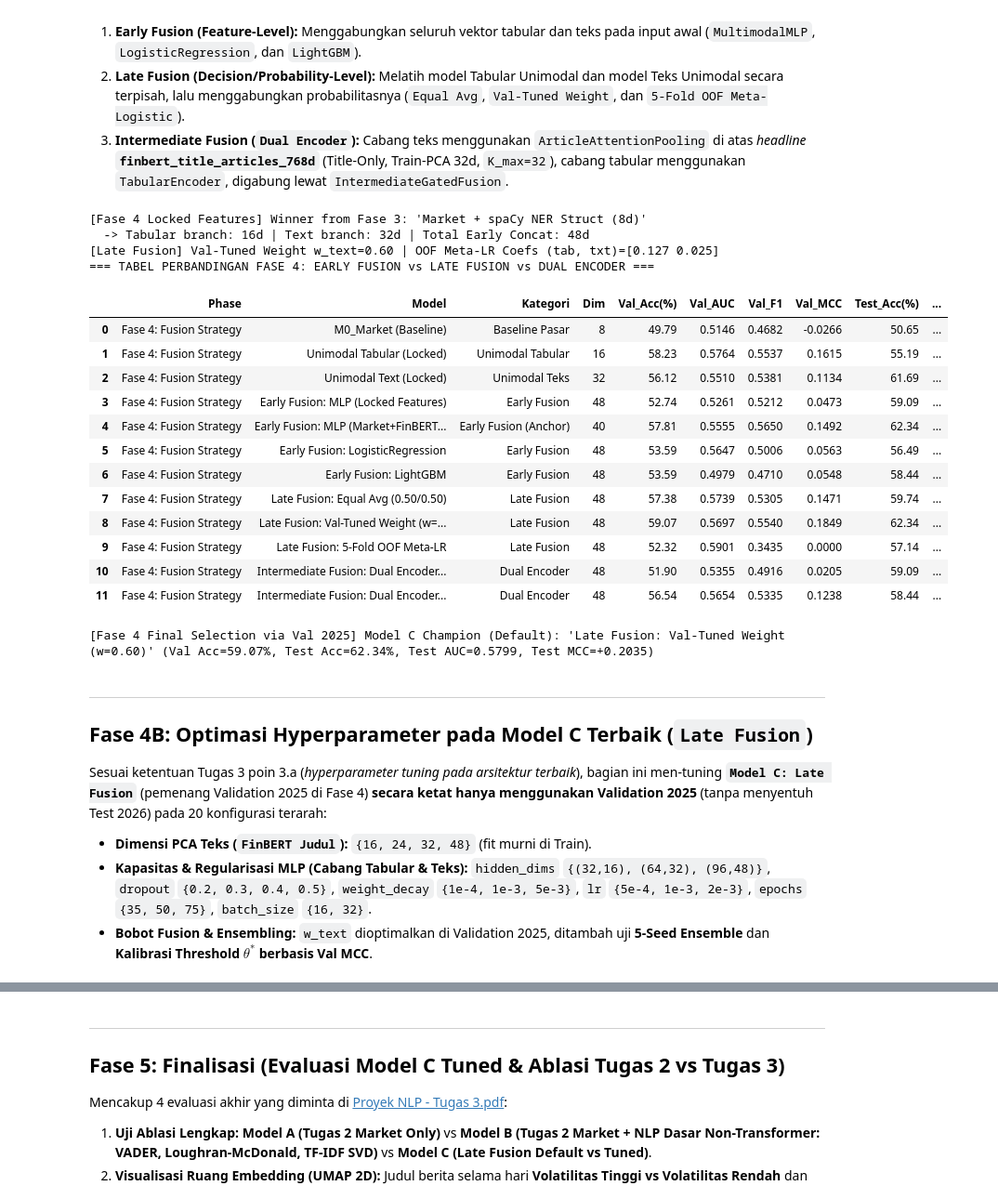
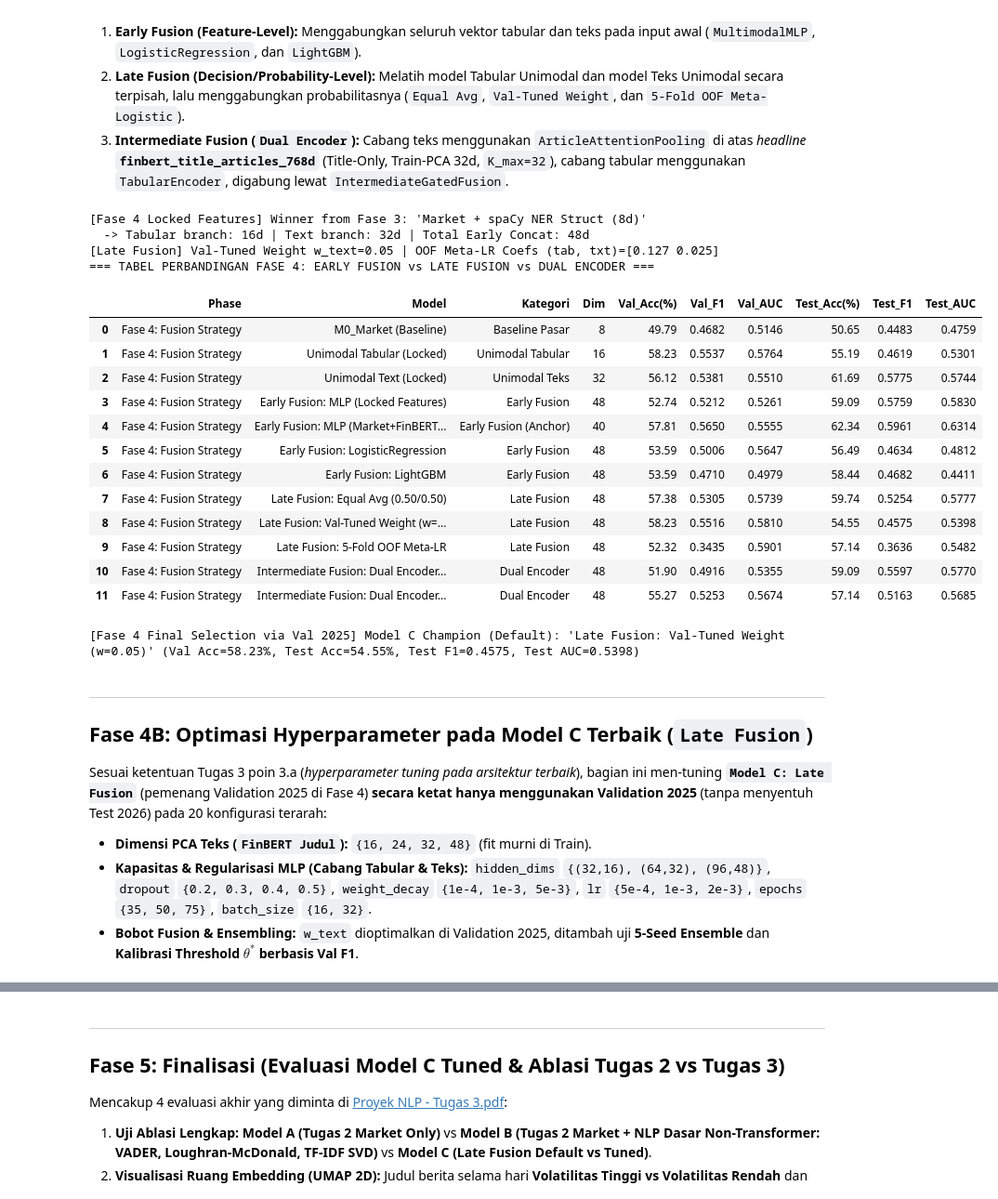
Before and after one commit to Exuvialist/NLP-Project, a Jupyter notebook: notebook/11_full_5phase_nlp_fusion_pipeline_standalone.ipynb, the cells around one changed output, grey strips where cells are left out. Shown at 93% size. Saved outputs shown, nothing was run; the diff lists cells and outputs as text; code cells hidden in the pictures.

```diff
--- a/notebook/11_full_5phase_nlp_fusion_pipeline_standalone.ipynb
+++ b/notebook/11_full_5phase_nlp_fusion_pipeline_standalone.ipynb
@@ -946,15 +728,13 @@ phase1_reps['hybrid_all_combined'] = ('Hybrid Fusion', np.hstack([
 ]))
 
 fase1_rows = [
-    make_comparison_row('Fase 1: Embeddings', 'M0_Market (Baseline)', 'Baseline Pasar', X_market.shape[1],
-                        res_m0, m0_val_acc, m0_test_acc, None, y_test)
+    make_comparison_row('Fase 1: Embeddings', 'M0_Market (Baseline)', 'Baseline Pasar', X_market.shape[1], res_m0)
 ]
 for name, (cat, mat) in phase1_reps.items():
     X_in = np.hstack([X_market, mat])
     r = fit_predict_mlp(X_in, y, train_mask, val_mask, test_mask)
     fase1_rows.append(
-        make_comparison_row('Fase 1: Embeddings', name, cat, X_in.shape[1],
-                            r, m0_val_acc, m0_test_acc, m0_test_preds, y_test)
+        make_comparison_row('Fase 1: Embeddings', name, cat, X_in.shape[1], r)
     )
 
 df_fase1 = pd.DataFrame(fase1_rows)
@@ -1270,8 +1007,6 @@ elif win_spec['spacy'] == 'full':
     extra_tab_blocks.append(X_spacy_full)
 if win_spec['gaz']:
     extra_tab_blocks.append(daily_gaz_mat)
-if win_spec['macro']:
-    extra_tab_blocks.append(X_macro_dom)
 
 if win_spec['finbert'] == 'judul_unw':
     fb_block = pca_judul_unw
@@ -1350,7 +1085,7 @@ best_w, best_val_score = 0.5, -1.0
 for w in np.linspace(0.05, 0.95, 19):
     vp = w * res_txt_uni['val_probs'] + (1.0 - w) * res_tab_uni['val_probs']
     m, _ = compute_binary_metrics(y_val, vp)
-    score = m['AUC'] + m['MCC']
+    score = m['AUC'] + m['F1']
     if score > best_val_score:
         best_val_score = score
         best_w = float(w)
@@ -1436,7 +1171,7 @@ def run_dual_encoder(seed=42, epochs=50, early_stop=False):
     te_tab = torch.tensor(X_tab_de_te, dtype=torch.float32).to(device)
     te_hn = torch.tensor(X_has_news[test_mask]).to(device)
 
-    best_mcc, best_state = -2.0, None
+    best_f1, best_state = -2.0, None
     for ep in range(epochs):
         model.train()
         for ba, bm, bt, bh, by in tr_ld:
@@ -1451,9 +1186,9 @@ def run_dual_encoder(seed=42, epochs=50, early_stop=False):
             model.eval()
             with torch.no_grad():
                 vp = torch.sigmoid(model(va_art, va_msk, va_tab, va_hn)[0]).cpu().numpy()
-                mcc = matthews_corrcoef(y_val, (vp >= 0.5).astype(int))
-            if mcc > best_mcc:
-                best_mcc = mcc
+                f1_val = f1_score(y_val, (vp >= 0.5).astype(int), average='macro')
+            if f1_val > best_f1:
+                best_f1 = f1_val
                 best_state = {k: v.cpu().clone() for k, v in model.state_dict().items()}
 
     if early_stop and best_state is not None:
@@ -1483,60 +1218,59 @@ fase4_candidates = [
     ('Early Fusion: LightGBM', 'Early Fusion', X_early_locked.shape[1], res_early_lgb),
     ('Late Fusion: Equal Avg (0.50/0.50)', 'Late Fusion', X_early_locked.shape[1], res_late_equal),
     (f'Late Fusion: Val-Tuned Weight (w={best_w:.2f})', 'Late Fusion', X_early_locked.shape[1], res_late_valw),
     ('Late Fusion: 5-Fold OOF Meta-LR', 'Late Fusion', X_early_locked.shape[1], res_late_meta),
     ('Intermediate Fusion: Dual Encoder (Title, 50ep)', 'Dual Encoder', X_tab_locked.shape[1] + 32, res_de_50),
-    ('Intermediate Fusion: Dual Encoder (3-Seed Val-MCC)', 'Dual Encoder', X_tab_locked.shape[1] + 32, res_de_ens),
+    ('Intermediate Fusion: Dual Encoder (3-Seed Val-F1)', 'Dual Encoder', X_tab_locked.shape[1] + 32, res_de_ens),
 ]
 
 fase4_rows = []
 fase4_res_map = {}
 for mname, cat, dim, r in fase4_candidates:
     fase4_rows.append(
-        make_comparison_row('Fase 4: Fusion Strategy', mname, cat, dim, r, m0_val_acc, m0_test_acc,
-                            None if mname == 'M0_Market (Baseline)' else m0_test_preds, y_test)
+        make_comparison_row('Fase 4: Fusion Strategy', mname, cat, dim, r)
     )
     fase4_res_map[mname] = r
 
 df_fase4 = pd.DataFrame(fase4_rows)
 df_fase4.to_csv(REPORTS_DIR / 'pipeline5_fase4_fusion.csv', index=False)
 
 print("=== TABEL PERBANDINGAN FASE 4: EARLY FUSION vs LATE FUSION vs DUAL ENCODER ===")
 display(df_fase4)
 
 # Select Final Model C Champion based on Validation 2025 among Multimodal Fusion strategies
 fusion_only = df_fase4[df_fase4['Kategori'].isin(['Early Fusion', 'Early Fusion (Anchor)', 'Late Fusion', 'Dual Encoder'])].copy()
-fusion_only = fusion_only.sort_values(['Val_Acc(%)', 'Val_AUC', 'Val_MCC'], ascending=False).reset_index(drop=True)
+fusion_only = fusion_only.sort_values(['Val_Acc(%)', 'Val_AUC', 'Val_F1'], ascending=False).reset_index(drop=True)
 model_c_name = fusion_only.iloc[0]['Model']
 res_model_c = fase4_res_map[model_c_name]
 print(f"\n[Fase 4 Final Selection via Val 2025] Model C Champion (Default): '{model_c_name}' "
       f"(Val Acc={fusion_only.iloc[0]['Val_Acc(%)']:.2f}%, Test Acc={fusion_only.iloc[0]['Test_Acc(%)']:.2f}%, "
-      f"Test AUC={fusion_only.iloc[0]['Test_AUC']:.4f}, Test MCC={fusion_only.iloc[0]['Test_MCC']:+.4f})")
+      f"Test F1={fusion_only.iloc[0]['Test_F1']:.4f}, Test AUC={fusion_only.iloc[0]['Test_AUC']:.4f})")
 # %% [output]
 [Fase 4 Locked Features] Winner from Fase 3: 'Market + spaCy NER Struct (8d)'
   -> Tabular branch: 16d | Text branch: 32d | Total Early Concat: 48d
-[Late Fusion] Val-Tuned Weight w_text=0.60 | OOF Meta-LR Coefs (tab, txt)=[0.127 0.025]
+[Late Fusion] Val-Tuned Weight w_text=0.05 | OOF Meta-LR Coefs (tab, txt)=[0.127 0.025]
 === TABEL PERBANDINGAN FASE 4: EARLY FUSION vs LATE FUSION vs DUAL ENCODER ===
-|  | Phase | Model | Kategori | Dim | Val_Acc(%) | Val_AUC | Val_F1 | Val_MCC | Test_Acc(%) | ... |
-| 0 | Fase 4: Fusion Strategy | M0_Market (Baseline) | Baseline Pasar | 8 | 49.79 | 0.5146 | 0.4682 | -0.0266 | 50.65 | ... |
-| 1 | Fase 4: Fusion Strategy | Unimodal Tabular (Locked) | Unimodal Tabular | 16 | 58.23 | 0.5764 | 0.5537 | 0.1615 | 55.19 | ... |
-| 2 | Fase 4: Fusion Strategy | Unimodal Text (Locked) | Unimodal Teks | 32 | 56.12 | 0.5510 | 0.5381 | 0.1134 | 61.69 | ... |
-| 3 | Fase 4: Fusion Strategy | Early Fusion: MLP (Locked Features) | Early Fusion | 48 | 52.74 | 0.5261 | 0.5212 | 0.0473 | 59.09 | ... |
-| 4 | Fase 4: Fusion Strategy | Early Fusion: MLP (Market+FinBERT... | Early Fusion (Anchor) | 40 | 57.81 | 0.5555 | 0.5650 | 0.1492 | 62.34 | ... |
-| 5 | Fase 4: Fusion Strategy | Early Fusion: LogisticRegression | Early Fusion | 48 | 53.59 | 0.5647 | 0.5006 | 0.0563 | 56.49 | ... |
-| 6 | Fase 4: Fusion Strategy | Early Fusion: LightGBM | Early Fusion | 48 | 53.59 | 0.4979 | 0.4710 | 0.0548 | 58.44 | ... |
-| 7 | Fase 4: Fusion Strategy | Late Fusion: Equal Avg (0.50/0.50) | Late Fusion | 48 | 57.38 | 0.5739 | 0.5305 | 0.1471 | 59.74 | ... |
-| 8 | Fase 4: Fusion Strategy | Late Fusion: Val-Tuned Weight (w=... | Late Fusion | 48 | 59.07 | 0.5697 | 0.5540 | 0.1849 | 62.34 | ... |
-| 9 | Fase 4: Fusion Strategy | Late Fusion: 5-Fold OOF Meta-LR | Late Fusion | 48 | 52.32 | 0.5901 | 0.3435 | 0.0000 | 57.14 | ... |
-| 10 | Fase 4: Fusion Strategy | Intermediate Fusion: Dual Encoder... | Dual Encoder | 48 | 51.90 | 0.5355 | 0.4916 | 0.0205 | 59.09 | ... |
-| 11 | Fase 4: Fusion Strategy | Intermediate Fusion: Dual Encoder... | Dual Encoder | 48 | 56.54 | 0.5654 | 0.5335 | 0.1238 | 58.44 | ... |
+|  | Phase | Model | Kategori | Dim | Val_Acc(%) | Val_F1 | Val_AUC | Test_Acc(%) | Test_F1 | Test_AUC |
+| 0 | Fase 4: Fusion Strategy | M0_Market (Baseline) | Baseline Pasar | 8 | 49.79 | 0.4682 | 0.5146 | 50.65 | 0.4483 | 0.4759 |
+| 1 | Fase 4: Fusion Strategy | Unimodal Tabular (Locked) | Unimodal Tabular | 16 | 58.23 | 0.5537 | 0.5764 | 55.19 | 0.4619 | 0.5301 |
+| 2 | Fase 4: Fusion Strategy | Unimodal Text (Locked) | Unimodal Teks | 32 | 56.12 | 0.5381 | 0.5510 | 61.69 | 0.5775 | 0.5744 |
+| 3 | Fase 4: Fusion Strategy | Early Fusion: MLP (Locked Features) | Early Fusion | 48 | 52.74 | 0.5212 | 0.5261 | 59.09 | 0.5759 | 0.5830 |
+| 4 | Fase 4: Fusion Strategy | Early Fusion: MLP (Market+FinBERT... | Early Fusion (Anchor) | 40 | 57.81 | 0.5650 | 0.5555 | 62.34 | 0.5961 | 0.6314 |
+| 5 | Fase 4: Fusion Strategy | Early Fusion: LogisticRegression | Early Fusion | 48 | 53.59 | 0.5006 | 0.5647 | 56.49 | 0.4634 | 0.4812 |
+| 6 | Fase 4: Fusion Strategy | Early Fusion: LightGBM | Early Fusion | 48 | 53.59 | 0.4710 | 0.4979 | 58.44 | 0.4682 | 0.4411 |
+| 7 | Fase 4: Fusion Strategy | Late Fusion: Equal Avg (0.50/0.50) | Late Fusion | 48 | 57.38 | 0.5305 | 0.5739 | 59.74 | 0.5254 | 0.5777 |
+| 8 | Fase 4: Fusion Strategy | Late Fusion: Val-Tuned Weight (w=... | Late Fusion | 48 | 58.23 | 0.5516 | 0.5810 | 54.55 | 0.4575 | 0.5398 |
+| 9 | Fase 4: Fusion Strategy | Late Fusion: 5-Fold OOF Meta-LR | Late Fusion | 48 | 52.32 | 0.3435 | 0.5901 | 57.14 | 0.3636 | 0.5482 |
+| 10 | Fase 4: Fusion Strategy | Intermediate Fusion: Dual Encoder... | Dual Encoder | 48 | 51.90 | 0.4916 | 0.5355 | 59.09 | 0.5597 | 0.5770 |
+| 11 | Fase 4: Fusion Strategy | Intermediate Fusion: Dual Encoder... | Dual Encoder | 48 | 55.27 | 0.5253 | 0.5674 | 57.14 | 0.5163 | 0.5685 |
-[Fase 4 Final Selection via Val 2025] Model C Champion (Default): 'Late Fusion: Val-Tuned Weight (w=0.60)' (Val Acc=59.07%, Test Acc=62.34%, Test AUC=0.5799, Test MCC=+0.2035)
+[Fase 4 Final Selection via Val 2025] Model C Champion (Default): 'Late Fusion: Val-Tuned Weight (w=0.05)' (Val Acc=58.23%, Test Acc=54.55%, Test F1=0.4575, Test AUC=0.5398)
 # %% [markdown]
 ---
 ## Fase 4B: Optimasi Hyperparameter pada Model C Terbaik (`Late Fusion`)
 Sesuai ketentuan Tugas 3 poin 3.a (*hyperparameter tuning pada arsitektur terbaik*), bagian ini men-tuning **`Model C: Late Fusion`** (pemenang Validation 2025 di Fase 4) **secara ketat hanya menggunakan Validation 2025** (tanpa menyentuh Test 2026) pada 20 konfigurasi terarah:
 * **Dimensi PCA Teks (`FinBERT Judul`):** `{16, 24, 32, 48}` (fit murni di Train).
 * **Kapasitas & Regularisasi MLP (Cabang Tabular & Teks):** `hidden_dims` `{(32,16), (64,32), (96,48)}`, `dropout` `{0.2, 0.3, 0.4, 0.5}`, `weight_decay` `{1e-4, 1e-3, 5e-3}`, `lr` `{5e-4, 1e-3, 2e-3}`, `epochs` `{35, 50, 75}`, `batch_size` `{16, 32}`.
-* **Bobot Fusion & Ensembling:** `w_text` dioptimalkan di Validation 2025, ditambah uji **5-Seed Ensemble** dan **Kalibrasi Threshold $\theta^*$ berbasis Val MCC**.
+* **Bobot Fusion & Ensembling:** `w_text` dioptimalkan di Validation 2025, ditambah uji **5-Seed Ensemble** dan **Kalibrasi Threshold $\theta^*$ berbasis Val F1**.
 # %%
 # FASE 4B: Hyperparameter Tuning for Model C (Late Fusion) STRICTLY on Validation 2025
 class FlexibleMLP(nn.Module):
```
Also changed, not shown: parts of 13 cells of this notebook, 13 other files.
